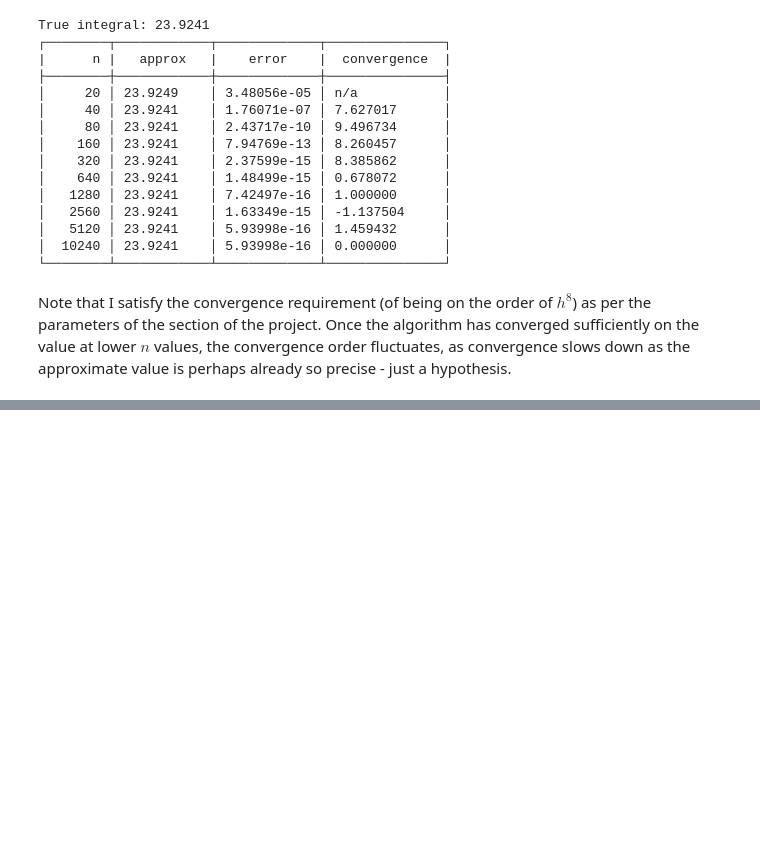
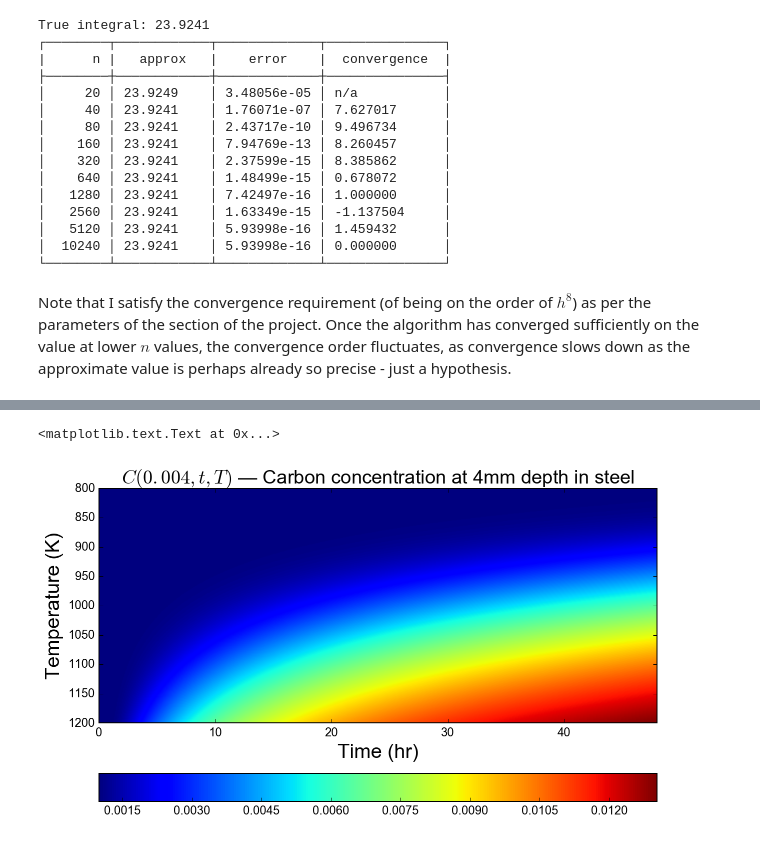
Before and after one commit to phrz/HPSCProject4, a Jupyter notebook: notebooks/proj4.ipynb, the cells around one changed output, grey strips where cells are left out. Drawn from its saved outputs; the diff is of its cells as text; code cells hidden in the pictures; blank space fills up the shorter version.

```diff
--- a/notebooks/proj4.ipynb
+++ b/notebooks/proj4.ipynb
@@ -238,0 +460,10 @@ This part is concerned with building upon the composite integration algorithm in
+# %%
+figure()
+imshow(v['C4mm'], extent=[0,48, 1200, 800], aspect='auto')
+colorbar(orientation='horizontal')
+title('$C(0.004,t,T)$ — Carbon concentration at 4mm depth in steel')
+xlabel('Time (hr)')
+ylabel('Temperature (K)')
+# %% [output]
+<matplotlib.text.Text at 0x...>
+[figure, added]
```
Also changed, not shown: parts of 19 cells of this notebook, 1 other file.
